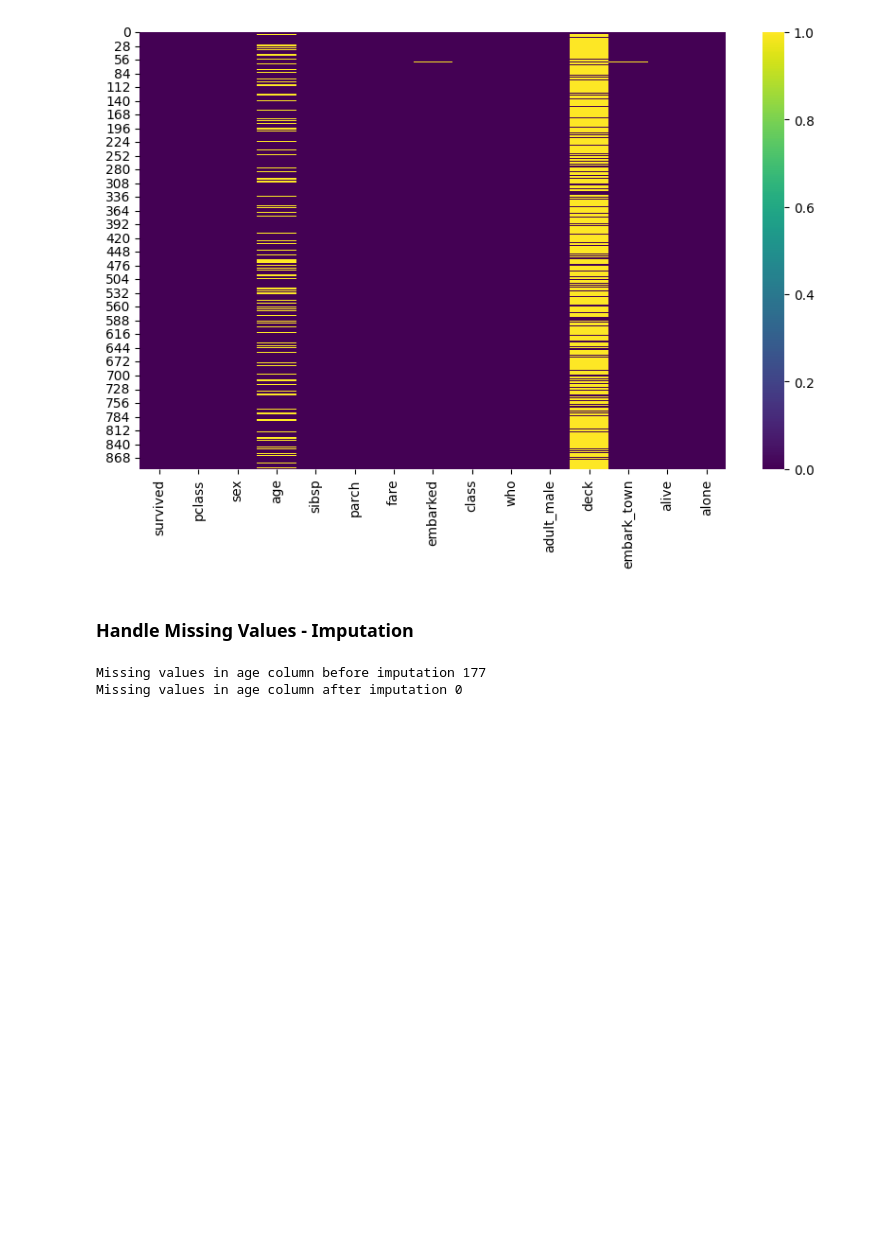
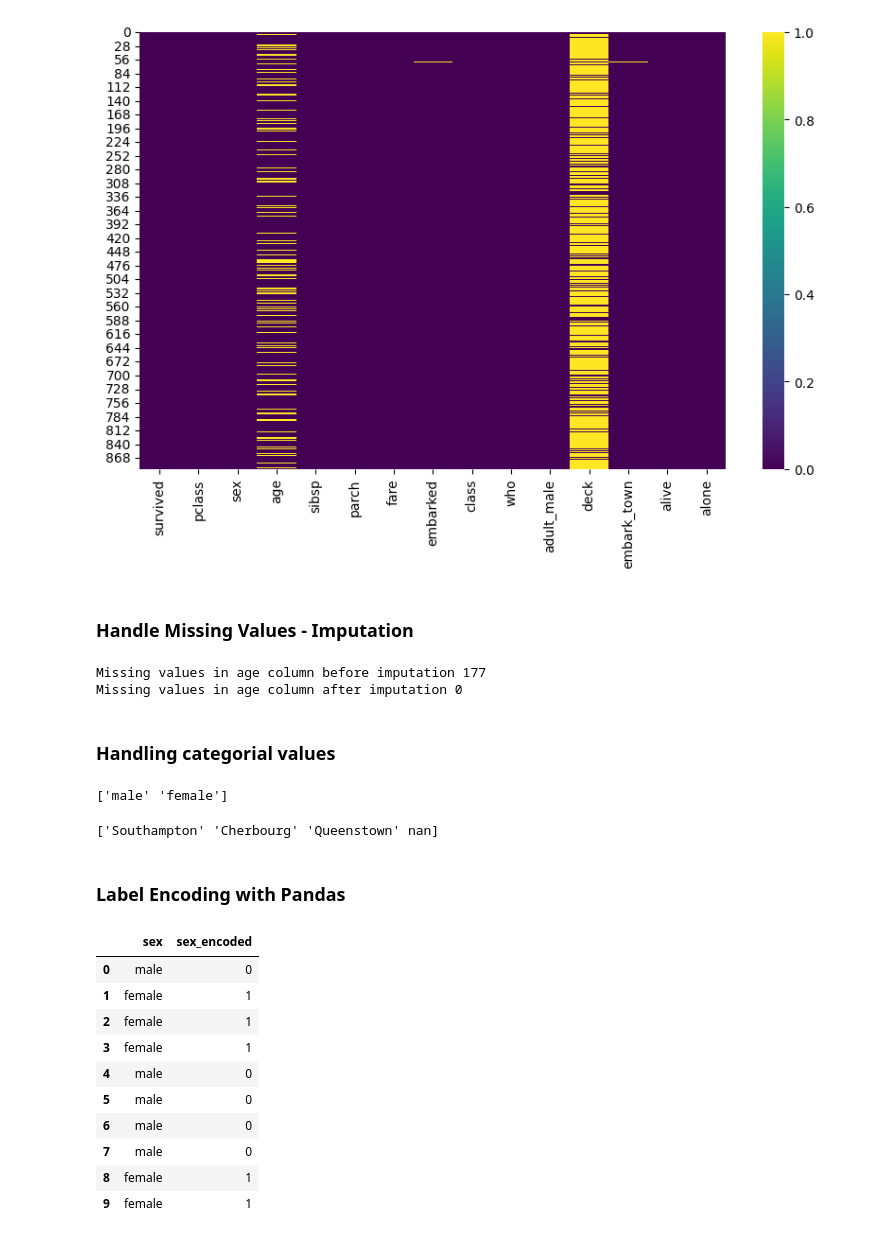
Before and after one commit to vadivelmurugesan/data-science, a Jupyter notebook: example_data_sets/01_titanic_data_set.ipynb, the cells around one changed output. Saved outputs shown, nothing was run; the diff lists cells and outputs as text; code cells hidden in the pictures; blank space fills up the shorter version.

Commit message:
Added Handling Categorical Values

```diff
--- a/example_data_sets/01_titanic_data_set.ipynb
+++ b/example_data_sets/01_titanic_data_set.ipynb
@@ -487,3 +487,31 @@ print(f"Missing values in age column after imputation {titanic_dataset['age'].is
 # %% [output]
 Missing values in age column before imputation 177
 Missing values in age column after imputation 0
+# %% [markdown]
+### Handling categorial values
+# %%
+print(titanic_dataset['sex'].unique())
+# %% [output]
+['male' 'female']
+# %%
+print(titanic_dataset['embark_town'].unique())
+# %% [output]
+['Southampton' 'Cherbourg' 'Queenstown' nan]
+# %% [markdown]
+### Label Encoding with Pandas
+# %%
+# Label Enconding for Sex
+titanic_dataset['sex_encoded'] = pd.factorize(titanic_dataset['sex'])[0]
+titanic_dataset[['sex', 'sex_encoded']].head(10)
+# %% [output]
+|  | sex | sex_encoded |
+| 0 | male | 0 |
+| 1 | female | 1 |
+| 2 | female | 1 |
+| 3 | female | 1 |
+| 4 | male | 0 |
+| 5 | male | 0 |
+| 6 | male | 0 |
+| 7 | male | 0 |
+| 8 | female | 1 |
+| 9 | female | 1 |
```
Also changed, not shown: parts of 2 cells of this notebook, 1 other file.
